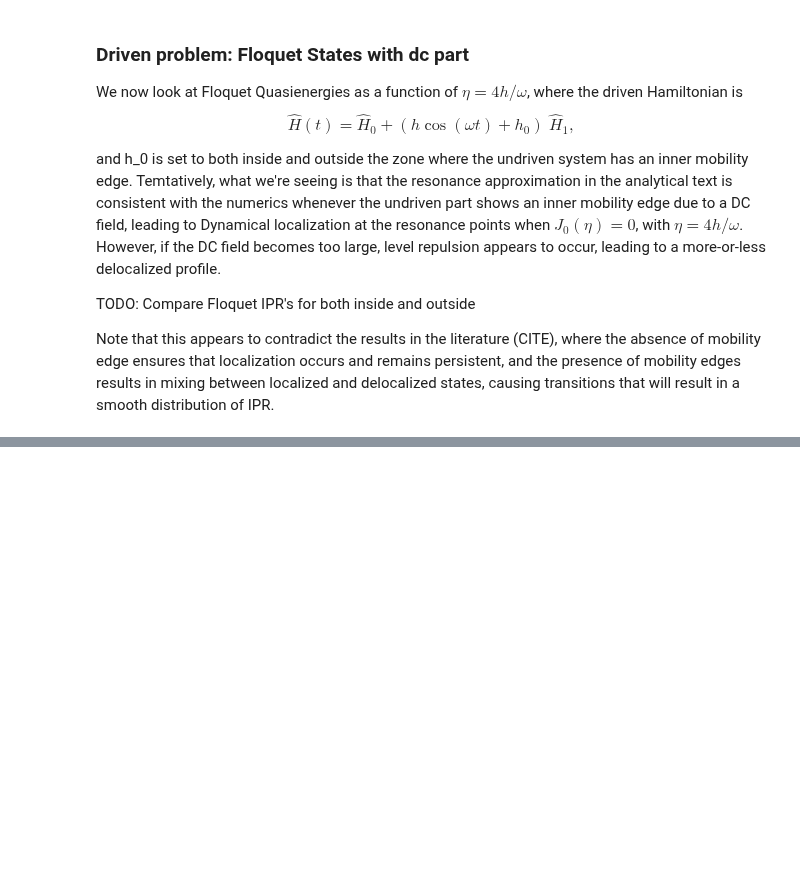
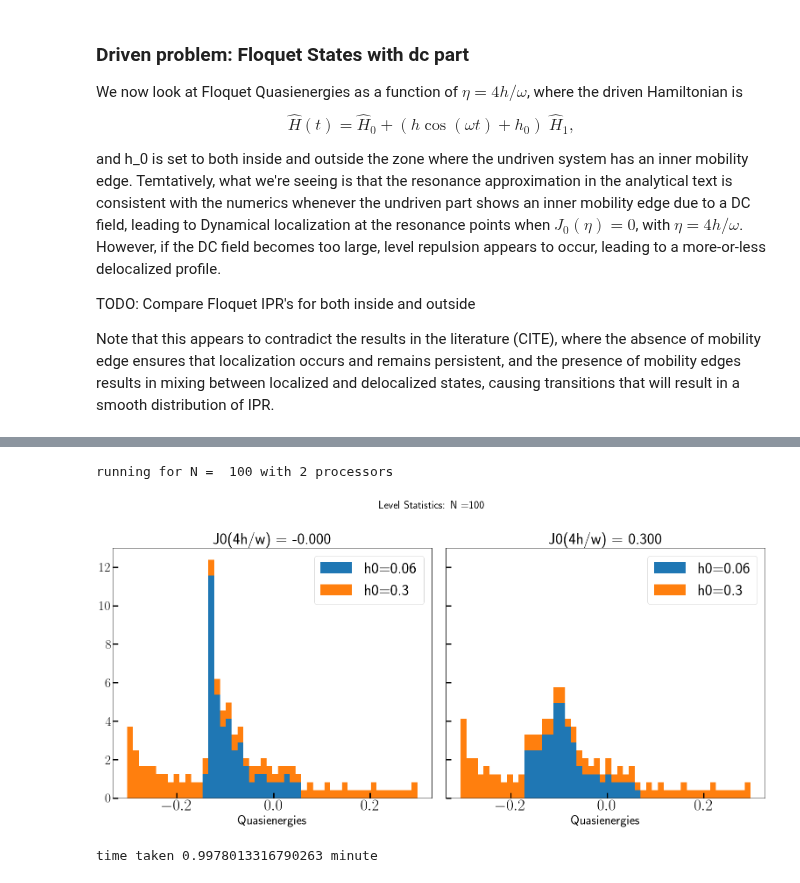
Before and after one commit to deyh2020/periodic_lipkin, a Jupyter notebook: Floquet_LMG.ipynb, the cells around one changed output, grey strips where cells are left out. Drawn from its saved outputs; the diff is of its cells as text; code cells hidden in the pictures; blank space fills up the shorter version.

```diff
--- a/Floquet_LMG.ipynb
+++ b/Floquet_LMG.ipynb
@@ -299,0 +316,79 @@ time taken 1.785265286763509 minute
+# %%
+import numpy as np
+from odeintw import odeintw
+import matplotlib.pyplot as plt
+from multiprocessing import Pool
+from numpy.linalg import multi_dot, norm, eig
+from scipy.special import jn_zeros
+from scipy.special import j0
+import math
+import time as time
+
+start = time.time()
+plt.rcParams.update({
+    "figure.figsize": (16, 12),
+    "text.usetex": True,
+    "font.family": "sans-serif",
+    "font.size": 30,
+    "font.sans-serif": ["Computer Modern"]})
+
+N = 100
+h0s = [0.06, 0.3]
+omega = 90
+w = omega
+tsteps = 1000
+
+eta1, = jn_zeros(0,1)
+_, eta2 = jn_zeros(1,2)
+
+hs = np.array([eta1, eta2]) * omega/4.0
+
+psi = np.eye(N+1) + 1j * np.zeros((N+1,N+1))
+
+def floq_jac(psi0, t, h, h0, H1, H0, w):
+    drive = h0 + h * np.cos(w * t)
+    jac = 1j * (H0  + drive * H1) * N
+    return jac
+
+def floq_func(psi0, t, h, h0, H1, H0, w):
+    floq_h = np.dot(floq_jac(psi0, t, h, h0, H1, H0, w), psi0)
+    return floq_h
+
+def floq_evolv(psi,H0,H1,h,h0,w):
+    T = 2 * np.pi/w
+    t = np.linspace(0,T,tsteps)
+    floqEvolution_mat = np.zeros((N+1,N+1)) + 1j * np.zeros((N+1,N+1))
+    for m in np.arange(N+1):
+        psi0 = psi[m]/(psi[m].T.conj() @ psi[m])
+        psi_t = odeintw(floq_func,psi0,t,args=(h, h0, H1, H0, w))
+        floqEvolution_mat[m] = psi_t[-1]/(psi_t[-1].T.conj() @ psi_t[-1])
+    evals, evecs = eig(floqEvolution_mat)
+    phasefunc = 1j * np.log(evals + 1j * 0) /(N * T)             #introduced N
+    return [h,phasefunc.real,evecs]
+
+
+if __name__ == '__main__':
+    fig, axs = plt.subplots(1,len(hs), sharey='row', figsize=(22,11))
+    nprocs = len(h0s)
+    p = Pool(processes = nprocs)
+    print("running for N = ", N, "with",nprocs,"processors")
+    fig.suptitle(f'Level Statistics: N ={N}' ,fontsize = 25)
+    s = N/2.0
+    ms = np.arange(-s,s+1)
+    H0 = np.diagflat((ms/N) **2)
+    ms_p = ms[0:N]
+    ms_m = ms[1:]
+    H1 = (np.diagflat(np.sqrt(s * (s+1) - ms_p * (ms_p+1)), k=1) + np.diagflat(np.sqrt(s * (s+1) - ms_m * (ms_m-1)), k=-1))/N
+    for i,h in enumerate(hs):
+        data = np.array(p.starmap(floq_evolv,[(psi,H0,H1,h,h0,w) for h0 in h0s]))
+        phs_f = np.array(data[:,1]).real
+        axs[i].set_title(f'J0(4h/w) = {j0(4*h/w):1.3f}')
+        axs[i].hist(phs_f, int(N/2), density=True, histtype='barstacked', stacked=True, label=["h0=" + str(h0) for h0 in h0s])
+        axs[i].legend()
+        axs[i].set_xlabel("Quasienergies")
+    plt.show()
+    print('time taken',(time.time()-start)/60,'minute')
+# %% [output]
+running for N =  100 with 2 processors
+[figure, added]
+time taken 0.9978013316790263 minute
```
Also changed, not shown: parts of 6 cells of this notebook.
